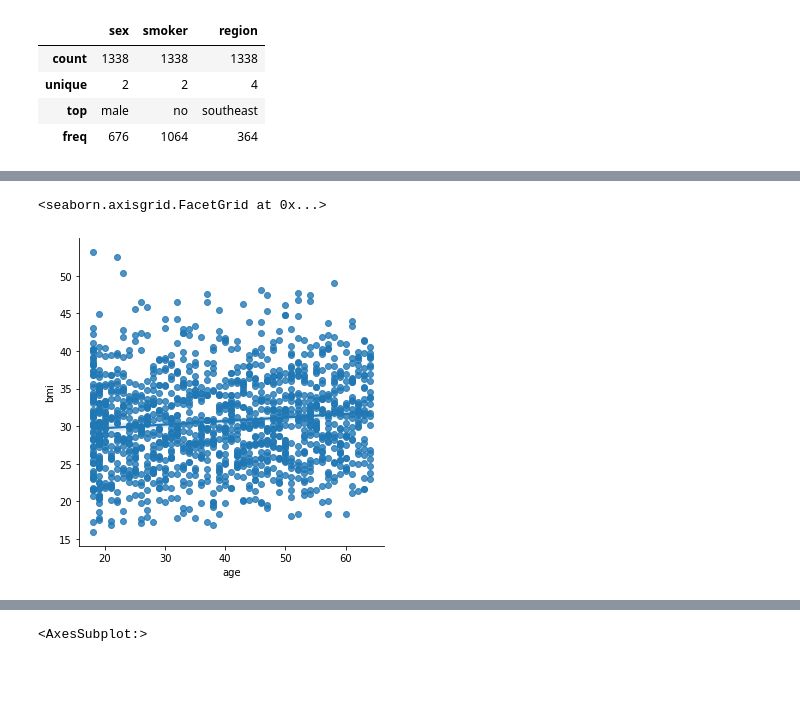
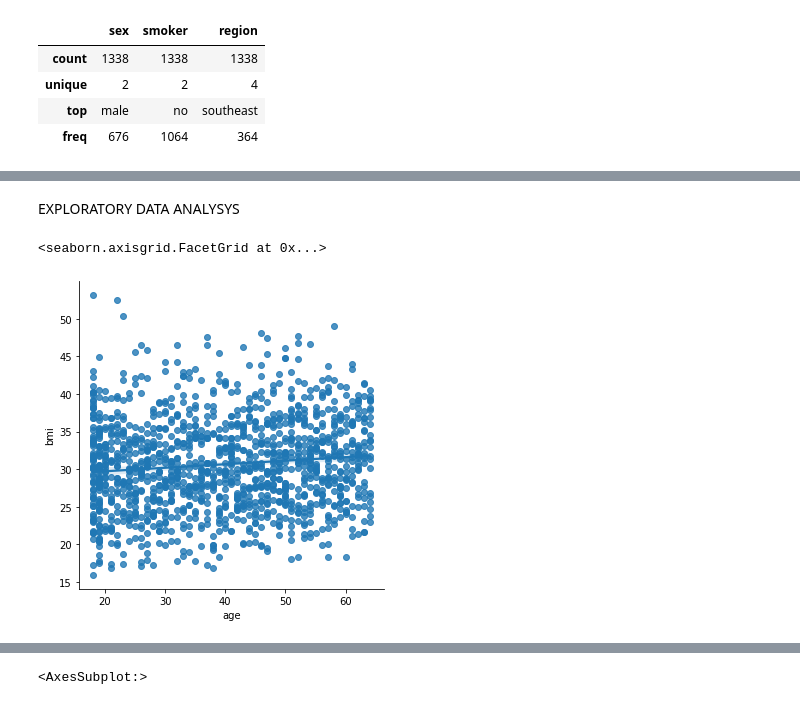
Before and after one commit to ewagaka/ML_regresja, a Jupyter notebook: ML_regresja_projekt.ipynb, the cells around one changed output, grey strips where cells are left out. Saved outputs shown, nothing was run; the diff lists cells and outputs as text; code cells hidden in the pictures; blank space fills up the shorter version.

```diff
--- a/ML_regresja_projekt.ipynb
+++ b/ML_regresja_projekt.ipynb
@@ -60,5 +134,8 @@ df[['sex', 'smoker', 'region']].describe()
+# %% [markdown]
+EXPLORATORY DATA ANALYSYS
 # %%
-sns.lmplot(x='age', y='bmi', data=df)
+#Regresja między wartościami "age" i "bmi"
+sns.lmplot(x='age', y='bmi', data=df_copy)
 # %% [output]
 <seaborn.axisgrid.FacetGrid at 0x...>
-[figure, old version]
+[figure, new version]
```
Also changed, not shown: parts of 35 cells of this notebook.
